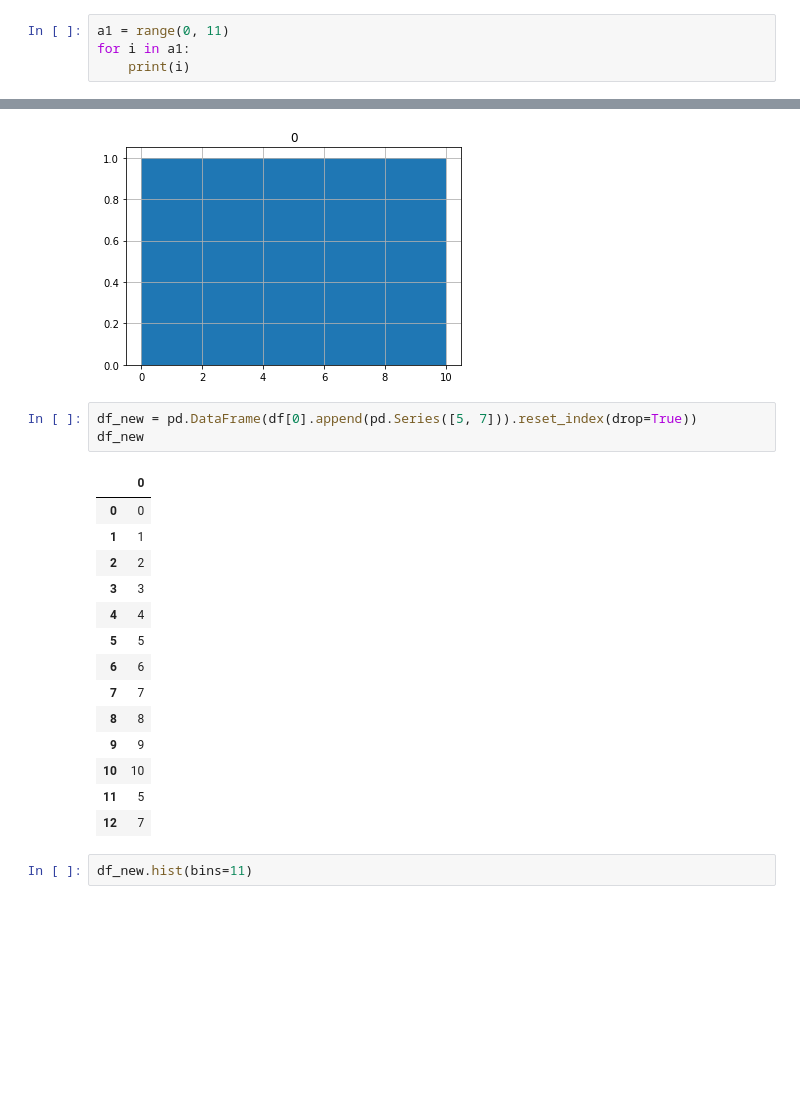
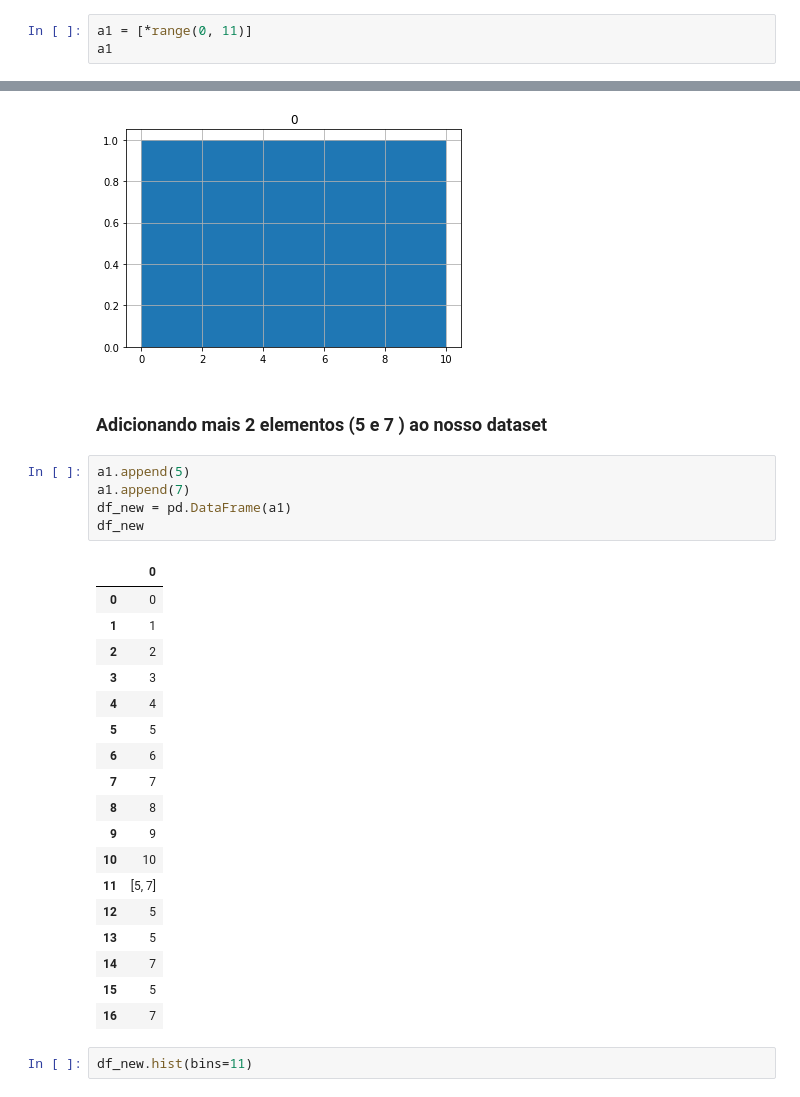
Before and after one commit to regispires/aulas-machine-learning-2022, a Jupyter notebook: 02-Entendendo Percentis, Distribuicoes e Histogramas.ipynb, the cells around one changed output, grey strips where cells are left out. Drawn from its saved outputs; the diff is of its cells as text; blank space fills up the shorter version.

```diff
--- a/02-Entendendo Percentis, Distribuicoes e Histogramas.ipynb
+++ b/02-Entendendo Percentis, Distribuicoes e Histogramas.ipynb
@@ -9,5 +24,4 @@ import seaborn as sns
 # %%
-a1 = range(0, 11)
-for i in a1:
-    print(i)
+a1 = [*range(0, 11)]
+a1
 # %% [output]
@@ -57,24 +61,32 @@ df.hist(bins=11)
 # %% [output]
 array([[<AxesSubplot:title={'center':'0'}>]], dtype=object)
 [figure]
-# %%
-df_new = pd.DataFrame(df[0].append(pd.Series([5, 7])).reset_index(drop=True))
-df_new
-# %% [output]
-|  | 0 |
-| 0 | 0 |
-| 1 | 1 |
-| 2 | 2 |
-| 3 | 3 |
-| 4 | 4 |
-| 5 | 5 |
-| 6 | 6 |
-| 7 | 7 |
-| 8 | 8 |
-| 9 | 9 |
-| 10 | 10 |
-| 11 | 5 |
-| 12 | 7 |
+# %% [markdown]
+### Adicionando mais 2 elementos (5 e 7 ) ao nosso dataset
+# %%
+a1.append(5)
+a1.append(7)
+df_new = pd.DataFrame(a1)
+df_new
+# %% [output]
+|  | 0 |
+| 0 | 0 |
+| 1 | 1 |
+| 2 | 2 |
+| 3 | 3 |
+| 4 | 4 |
+| 5 | 5 |
+| 6 | 6 |
+| 7 | 7 |
+| 8 | 8 |
+| 9 | 9 |
+| 10 | 10 |
+| 11 | [5, 7] |
+| 12 | 5 |
+| 13 | 5 |
+| 14 | 7 |
+| 15 | 5 |
+| 16 | 7 |
 # %%
 df_new.hist(bins=11)
 # %% [output]
```
Also changed, not shown: parts of 2 cells of this notebook.
